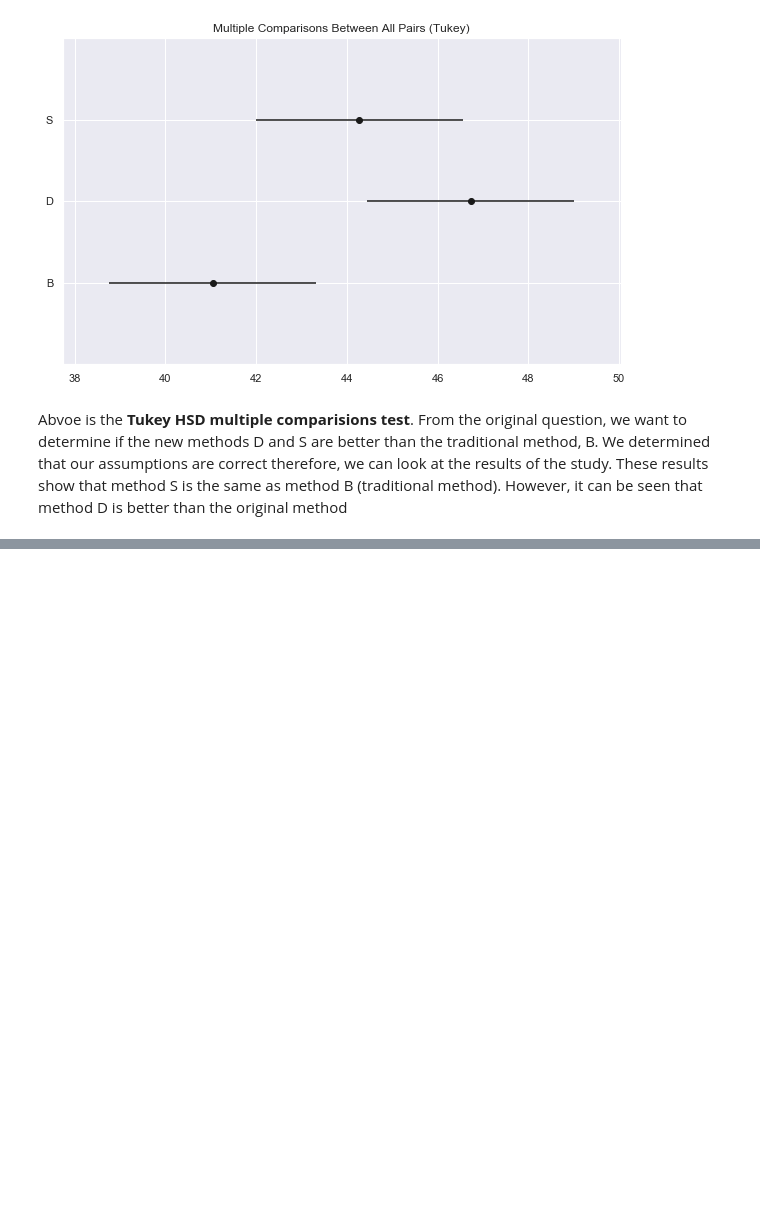
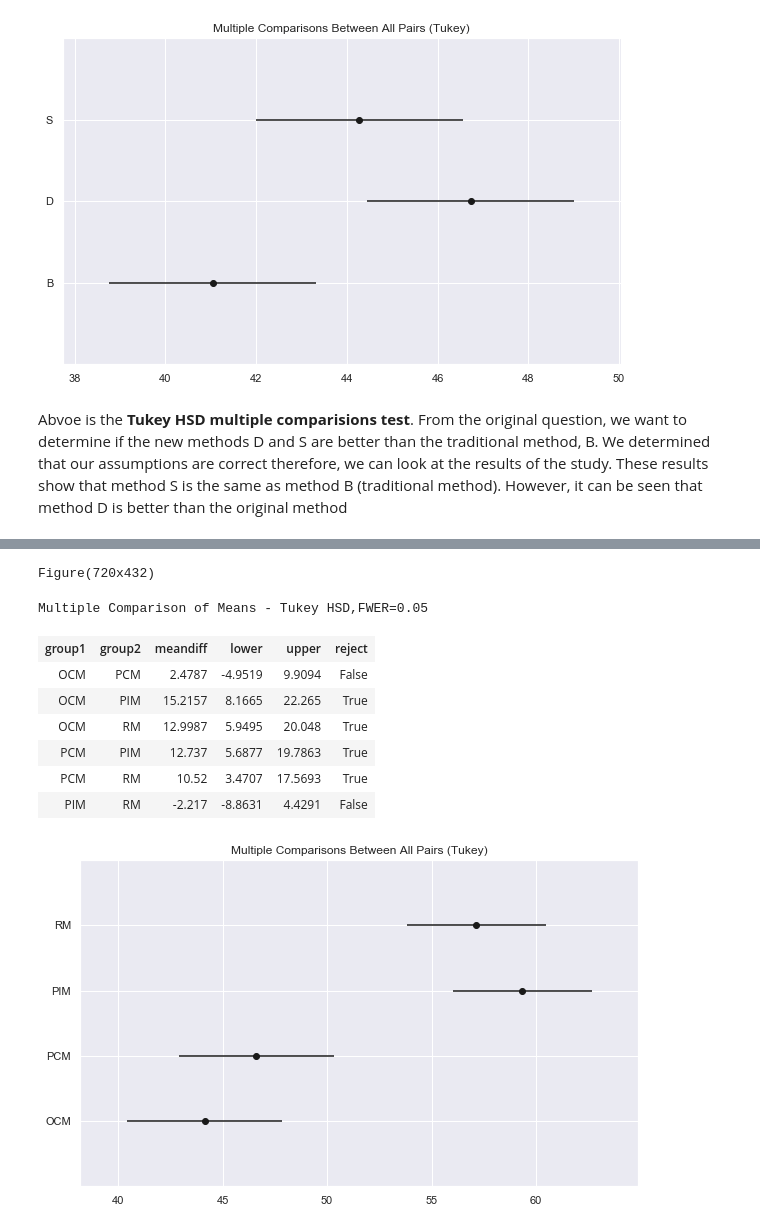
Before and after one commit to naivelogic/Machine_Learning_Notebooks, a Jupyter notebook: Data_Science/Stats Foundation/[lab] One Way ANOVA.ipynb, the cells around one changed output, grey strips where cells are left out. Saved outputs shown, nothing was run; the diff lists cells and outputs as text; code cells hidden in the pictures; blank space fills up the shorter version.

```diff
--- a/Data_Science/Stats Foundation/[lab] One Way ANOVA.ipynb
+++ b/Data_Science/Stats Foundation/[lab] One Way ANOVA.ipynb
@@ -240,0 +372,17 @@ than the traditional method, B. We determined that our assumptions are correct t
+# %%
+import statsmodels.stats.multicomp as multi
+mc1 = multi.MultiComparison(d.result, d.group)
+res1 = mc1.tukeyhsd()
+print(res1.plot_simultaneous())
+res1.summary()
+# %% [output]
+Figure(720x432)
+Multiple Comparison of Means - Tukey HSD,FWER=0.05
+| group1 | group2 | meandiff | lower | upper | reject |
+| OCM | PCM | 2.4787 | -4.9519 | 9.9094 | False |
+| OCM | PIM | 15.2157 | 8.1665 | 22.265 | True |
+| OCM | RM | 12.9987 | 5.9495 | 20.048 | True |
+| PCM | PIM | 12.737 | 5.6877 | 19.7863 | True |
+| PCM | RM | 10.52 | 3.4707 | 17.5693 | True |
+| PIM | RM | -2.217 | -8.8631 | 4.4291 | False |
+[figure, added]
```
Also changed, not shown: parts of 12 cells of this notebook.
